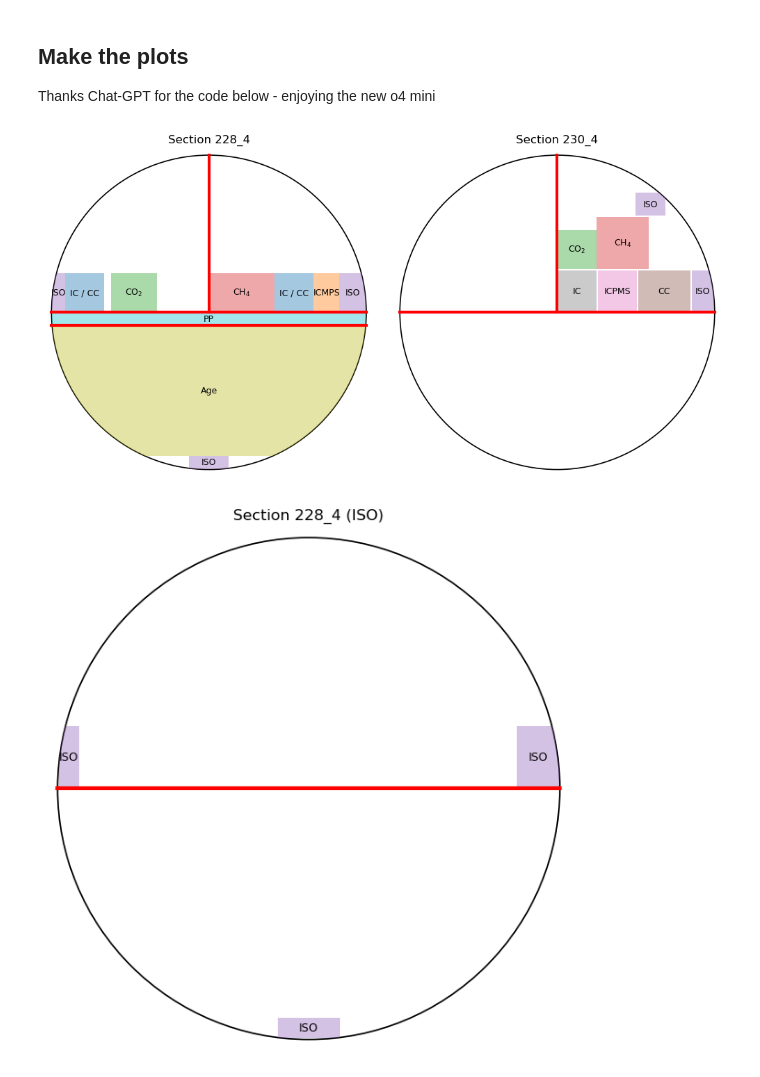
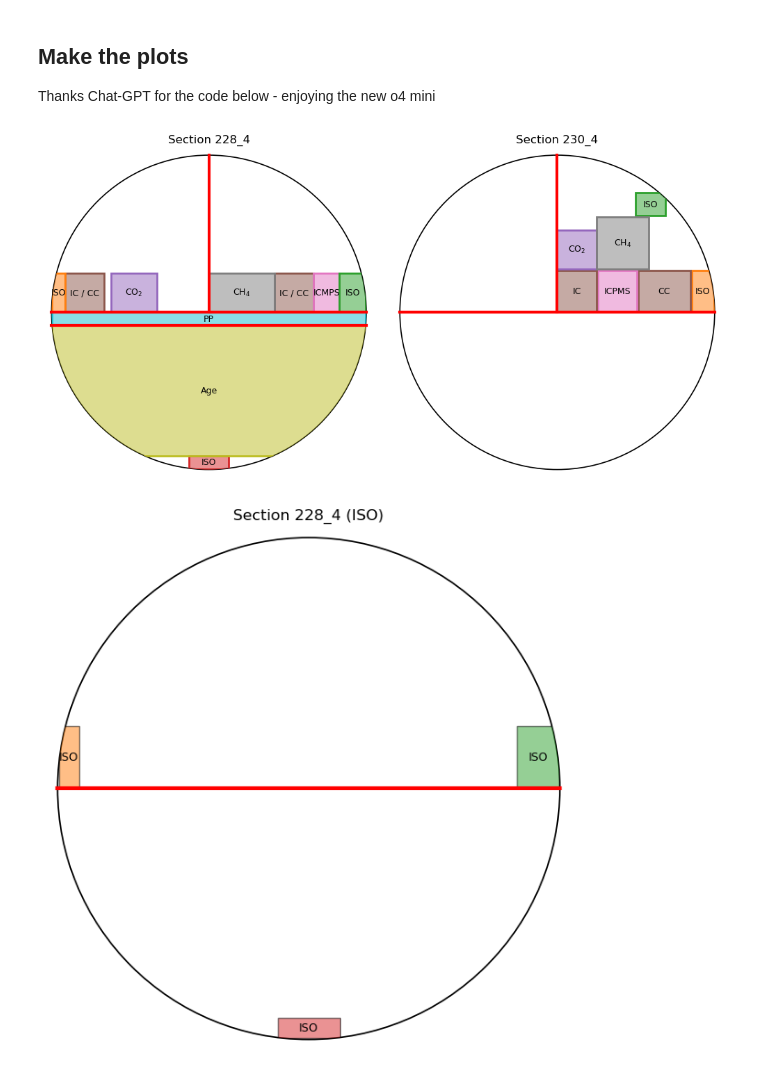
Before and after one commit to liamkirkpatrick/alhic1901_deeplayering, a Jupyter notebook: scripts/plot_samples/plot_sample_locations.ipynb, the cells around one changed output. Saved outputs shown, nothing was run; the diff lists cells and outputs as text; code cells hidden in the pictures.

Commit message:
add 1) script to plot before/after shift 2) color matching between plots to cross section

```diff
--- a/scripts/plot_samples/plot_sample_locations.ipynb
+++ b/scripts/plot_samples/plot_sample_locations.ipynb
@@ -72,43 +72,51 @@ for ax, sec in zip(axs, sections):
         w = row['x_hi'] - row['x_lo']
         h = row['y_hi'] - row['y_lo']
 
+        # choose color from cmap using the integer in `default_color`
+        color_idx = int(row.get('default_color', 0)) if 'default_color' in row.index else 0
+        colors_list = getattr(cmap, 'colors', None)
+        if colors_list is not None:
+            fill_col = colors_list[color_idx % len(colors_list)]
+        else:
+            fill_col = cmap(color_idx)
+
         rect = patches.Rectangle((x0, y0), w, h,
-                                 facecolor=color_map[row['meas_type']],
-                                 alpha=0.4,
-                                 edgecolor='none')
+                     facecolor=matplotlib.colors.to_rgba(fill_col, 0.5),
+                     edgecolor=matplotlib.colors.to_rgba(fill_col, 1.0),
+                     linewidth=2.0)
         # clip rectangle to circle
         rect.set_clip_path(circ)
         ax.add_patch(rect)
 
         # label at rect center (still placed relative to full box)
         ax.text(x0 + w/2,
                 y0 + h/2,
                 row['meas_type'],
                 ha='center',
                 va='center',
                 fontsize=9)
 
     ax.set_aspect('equal')
     ax.set_xlim(-radius-5, radius+5)
     ax.set_ylim(-radius-5, radius+5)
     ax.set_title(f'Section {sec}')
     #ax.grid()
     ax.axis('off')
 
 # add ECM
 for ax in axs:
     ax.plot([-120.5, 120.5], [0, 0], color='red', linewidth=3)
     ax.plot([0, 0], [0, 120.5], color='red', linewidth=3)
 axs[0].plot([-120.5, 120.5], [-10, -10], color='red', linewidth=3)
 
 
 # hide unused subplots
 for ax in axs[n:]:
     ax.axis('off')
 
 plt.show()
 # %% [output]
-[figure, old version]
+[figure, new version]
 # %%
 # second plot: only section '228_4' and meas_type 'ISO'
 sub_iso = df[(df.section == '228_4') & (df.meas_type == 'ISO')]
@@ -127,9 +135,16 @@ for _, row in sub_iso.iterrows():
     x0, y0 = row.x_lo, row.y_lo
     w, h = row.x_hi - row.x_lo, row.y_hi - row.y_lo
 
+    color_idx = int(row.get('default_color', 0)) if 'default_color' in row.index else 0
+    colors_list = getattr(cmap, 'colors', None)
+    if colors_list is not None:
+        fill_col = colors_list[color_idx % len(colors_list)]
+    else:
+        fill_col = cmap(color_idx)
+
     rect = patches.Rectangle((x0, y0), w, h,
-                             facecolor=color_map[row.meas_type],
-                             alpha=0.4, edgecolor='none')
+                             facecolor=fill_col,
+                             alpha=0.5, edgecolor='black', linewidth=1.0)
     rect.set_clip_path(circ2)
     ax2.add_patch(rect)
 
@@ -148,7 +163,7 @@ ax2.axis('off')
 
 plt.show()
 # %% [output]
-[figure, old version]
+[figure, new version]
 # %%
 radius = 241/2  # 120.5
 circle = Point(0, 0).buffer(radius, resolution=64)
```
Also changed, not shown: parts of 2 cells of this notebook, 2 other files.
